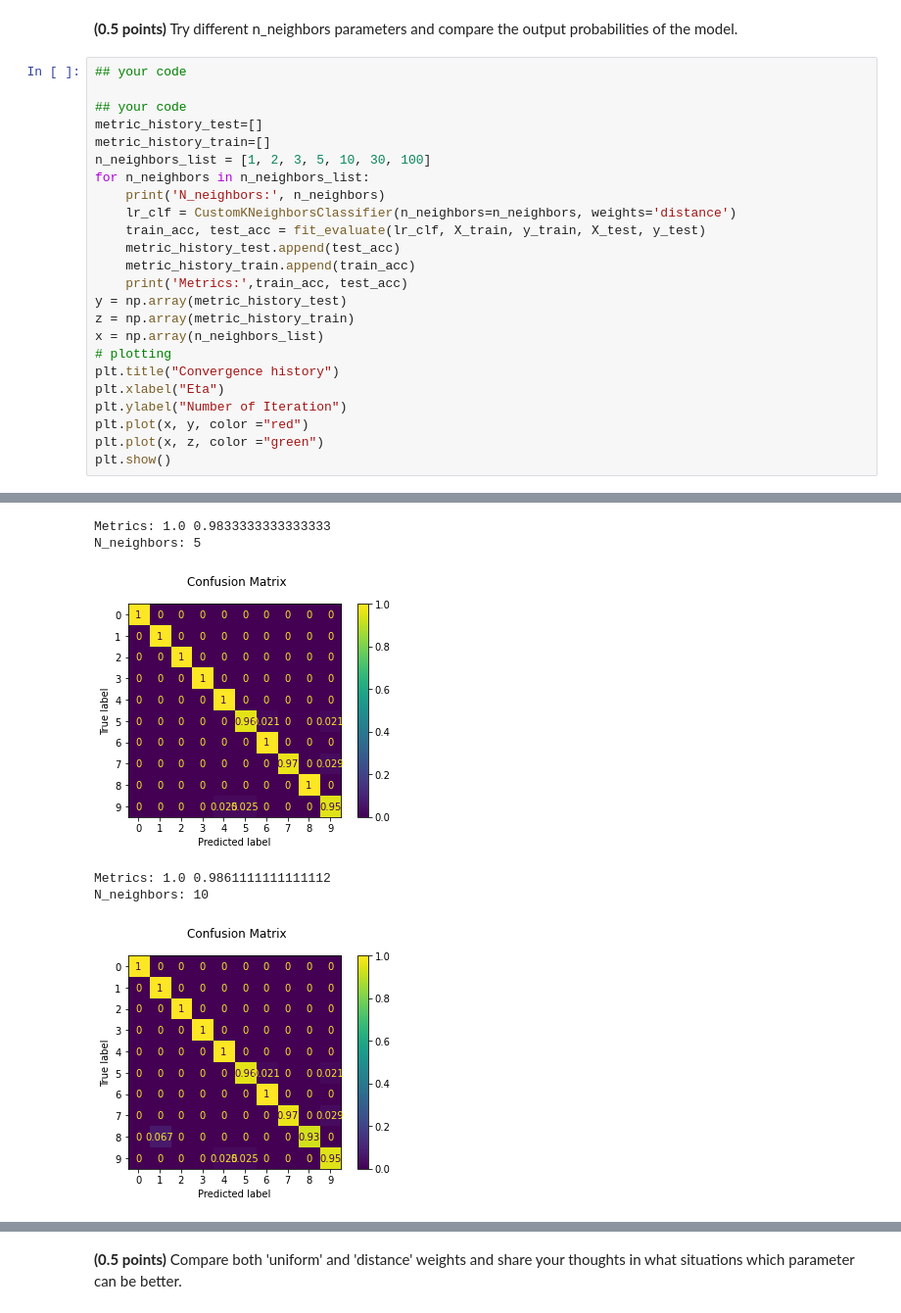
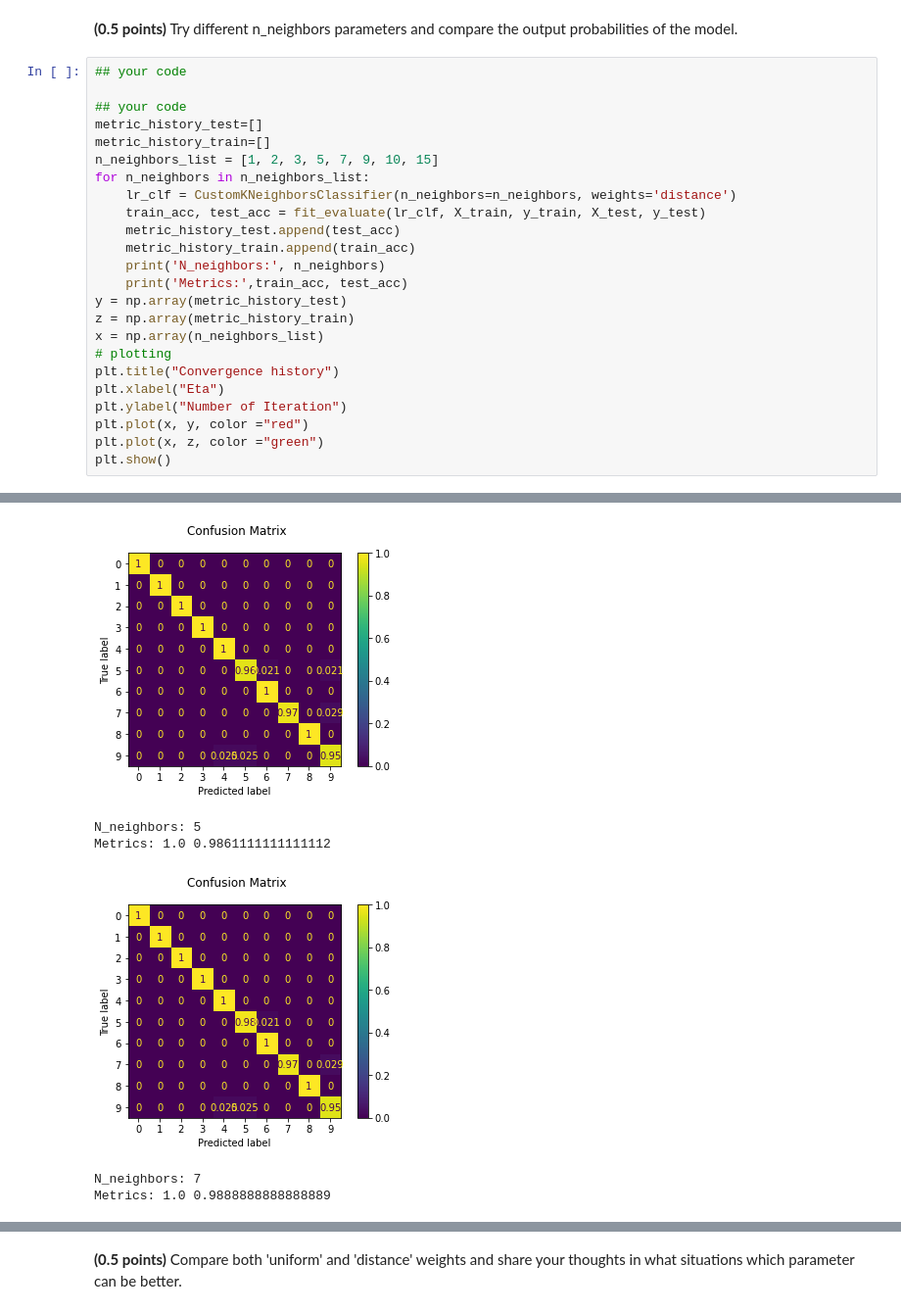
Before and after one commit to AlexeyZubar/Classification_linear_knn, a Jupyter notebook: hw_classification.ipynb, the cells around one changed output, grey strips where cells are left out. Shown at 98% size. Cells and saved outputs as stored; diff of their text form.

```diff
--- a/hw_classification.ipynb
+++ b/hw_classification.ipynb
@@ -497,13 +543,13 @@ assert test_acc > 0.98
 ## your code
 metric_history_test=[]
 metric_history_train=[]
-n_neighbors_list = [1, 2, 3, 5, 10, 30, 100]
+n_neighbors_list = [1, 2, 3, 5, 7, 9, 10, 15]
 for n_neighbors in n_neighbors_list:
-    print('N_neighbors:', n_neighbors)
     lr_clf = CustomKNeighborsClassifier(n_neighbors=n_neighbors, weights='distance')
     train_acc, test_acc = fit_evaluate(lr_clf, X_train, y_train, X_test, y_test)
     metric_history_test.append(test_acc)
     metric_history_train.append(train_acc)
+    print('N_neighbors:', n_neighbors)
     print('Metrics:',train_acc, test_acc)
 y = np.array(metric_history_test)
 z = np.array(metric_history_train)
@@ -527,6 +574,6 @@ N_neighbors: 3
+[figure]
-Metrics: 1.0 0.9833333333333333
 N_neighbors: 5
+Metrics: 1.0 0.9861111111111112
-[figure]
+[figure, new version]
-Metrics: 1.0 0.9861111111111112
-N_neighbors: 10
+N_neighbors: 7
+Metrics: 1.0 0.9888888888888889
-[figure, old version]
```
Also changed, not shown: parts of 37 cells of this notebook.
